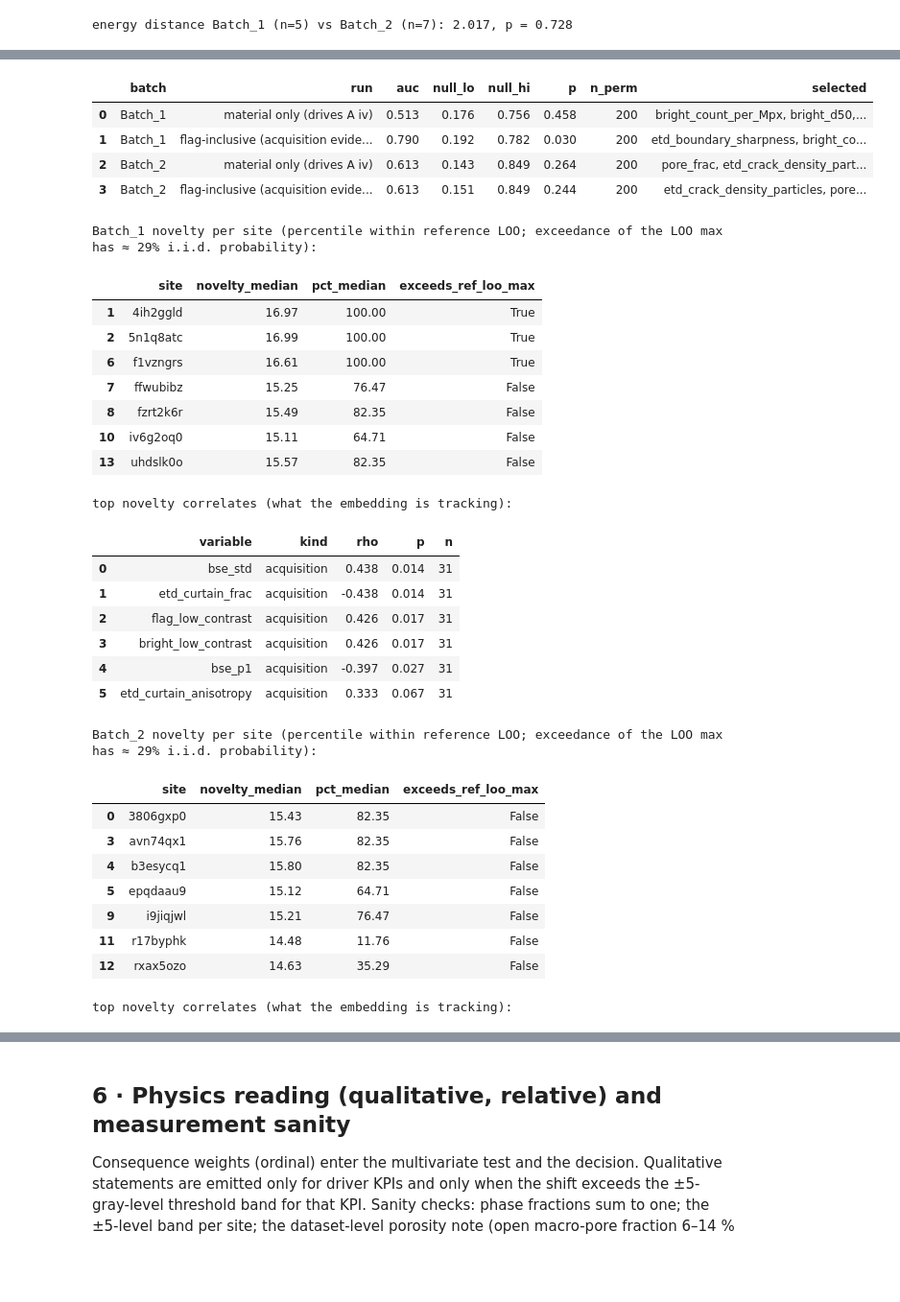
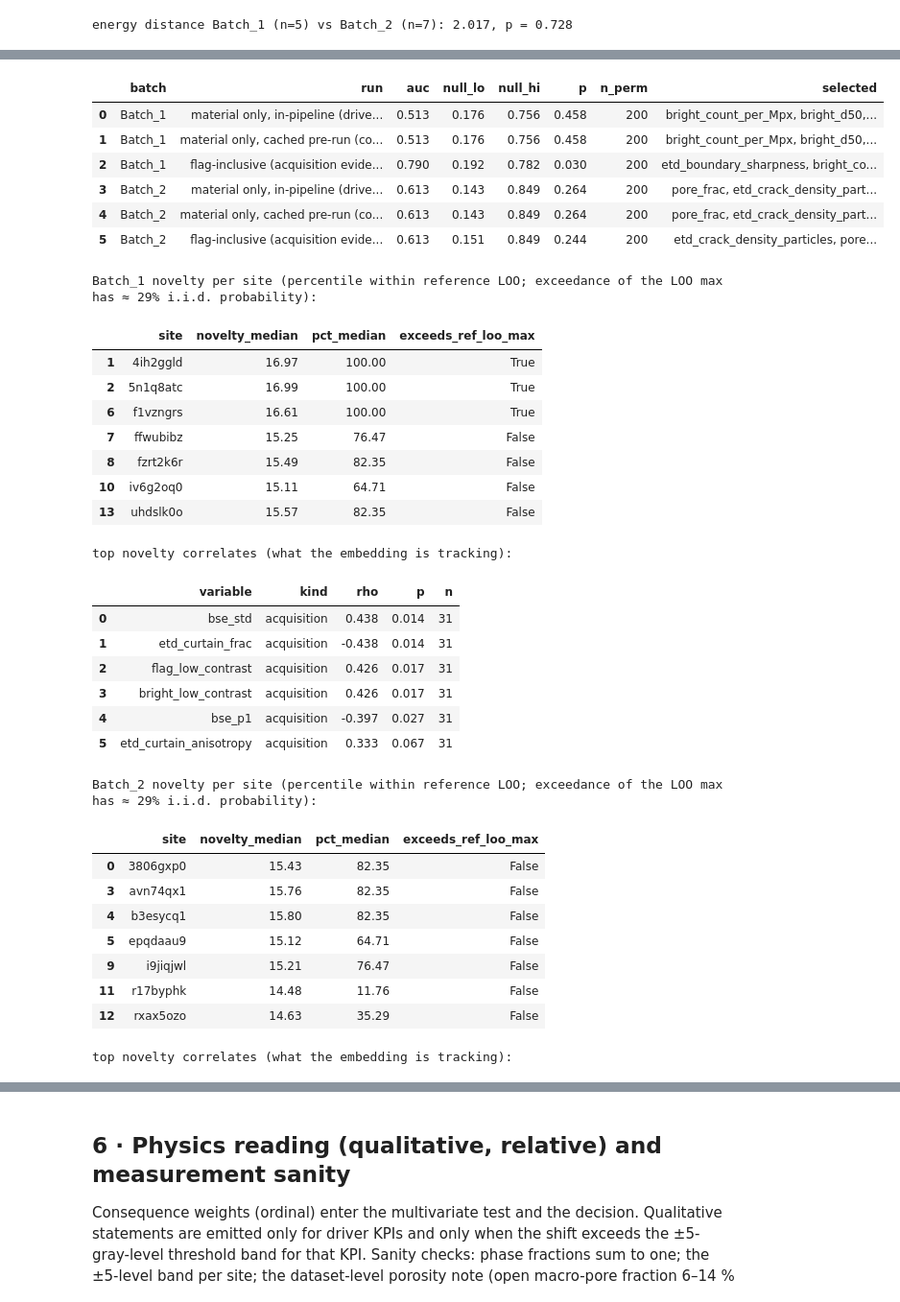
Before and after one commit to santosh-imperial/Backscatter, a Jupyter notebook: notebooks/02_batch_qc.ipynb, the cells around one changed output, grey strips where cells are left out. Shown at 96% size. Saved outputs shown, nothing was run; the diff lists cells and outputs as text; code cells hidden in the pictures; blank space fills up the shorter version.

```diff
--- a/notebooks/02_batch_qc.ipynb
+++ b/notebooks/02_batch_qc.ipynb
@@ -55,12 +58,15 @@ BATCHES = {b: FE.extract_batch(os.path.join(DATA, b), cache_dir=FCACHE, verbose=
 print({b: {k: v.shape for k, v in t.items()} for b, t in BATCHES.items()}, f"\n{time.time()-t0:.0f} s")
 
 def sites_of(b):
-    s = BATCHES[b]["sites"].copy()
-    s["grey_pore"] = s.site.isin(CONFIG["known_anomalous"]["grey_pore"]) | s.get("grey_pore", False)
-    s["cracked_known"] = s.site.isin(CONFIG["known_anomalous"]["cracked"])
+    """Site table with the DATA-DERIVED acquisition flags written in (same call path as build_result, D31): grey_pore from the
+    batch's own BSE black level (the known list is only a cross-check on the reference), low contrast from the features."""
+    t = BATCHES[b]; s = t["sites"].copy(); s["site"] = s.site.astype(str)
+    s = RP.apply_derived_flags(s, RP.derive_flags(s, t["images"]))
+    s["cracked_known"] = s.site.isin(CONFIG["known_anomalous"]["cracked"])      # reference-only label, never data-derived
     s["low_contrast"] = s.bright_low_contrast.astype(bool)
     return s
-REF = sites_of(CONFIG["reference"]); ORD_MASK = ~(REF.grey_pore | REF.cracked_known)
+REF = sites_of(CONFIG["reference"]); ORD_MASK = (REF.acquisition_group == "ordinary").to_numpy()
+assert set(REF.site[REF.grey_pore]) == set(CONFIG["known_anomalous"]["grey_pore"]), "data-derived grey-pore flags differ from the known reference list"
 print(f"reference {CONFIG['reference']}: {len(REF)} sites, {int(ORD_MASK.sum())} ordinary, {int(REF.grey_pore.sum())} grey-pore, {int(REF.cracked_known.sum())} cracked, {int(REF.low_contrast.sum())} low-contrast")
 display(REF[["site"] + CONFIG["primary_kpis"] + ["low_contrast", "grey_pore", "cracked_known"]].round(4))
 # %% [output]
@@ -121,10 +127,13 @@ for k in prim:
         m = ST.mdc(x, n_in, alpha=CONFIG["alpha"], power=CONFIG["power"], test=dict(statistic=CONFIG["statistic"], n_mc=999), seed=CONFIG["seed"])
         rows.append(dict(kpi=k, batch=b, n_incoming=n_in, ref_median_all=np.median(x), ref_mad_all=ST.mad(x),
                          ref_median_ordinary=np.median(ref_ord[k]), ref_mad_ordinary=ST.mad(ref_ord[k]),
-                         mdc_mad=m["mdc_mad"], mdc_abs=m.get("mdc_abs", m["mdc_mad"] * ST.mad(x)), design=m.get("design", "")))
+                         mdc_mad=m["mdc_mad"], mdc_abs=m.get("mdc_abs", m["mdc_mad"] * ST.mad(x)), feasible=m.get("feasible", True), design=m.get("design", "")))
 MDC = pd.DataFrame(rows)
 display(MDC.round(4))
+if not MDC.feasible.all():
+    print("MDC not available for:", MDC[~MDC.feasible][["kpi", "batch", "n_incoming", "design"]].to_string(index=False))
 print("Reading: an absolute MDC larger than the reference median (e.g. crack_frac) means only a batch that more than doubles that KPI could register as batch-wide drift; the localized path (§3) exists for exactly this case.")
+print("Design limit: the split-reference simulation needs ≥ 3 reference sites left after drawing n_incoming, so for an incoming batch with n ≥ n_ref − 2 usable sites the MDC is reported as 'not available' (the comparison itself still runs; E21).")
 # %% [output]
 |  | kpi | batch | n_incoming | ref_median_all | ref_mad_all | ref_median_ordinary | ref_mad_ordinary | ... |
 | 0 | crack_frac | Batch_1 | 7 | 0.0201 | 0.0139 | 0.0201 | 0.0046 | ... |
@@ -236,10 +246,10 @@ for ax, (b, res) in zip(np.atleast_1d(axes), RESULTS.items()):
     d = res["drift"]
     ref_d = d[d.group == "reference"]; bat_d = d[d.group == "batch"]
     is_grey = ref_d.site.isin(GREY_PORE_SITES); is_cr = ref_d.site.isin(CRACKED_SITES)
-    ax.scatter(np.zeros(len(ref_d)) + np.random.default_rng(0).uniform(-.1, .1, len(ref_d)), ref_d.distance, s=26, color=BATCH_COLORS[CONFIG["reference"]], alpha=.7, label="reference (LOO)")
+    ax.scatter(np.zeros(len(ref_d)) + np.random.default_rng(0).uniform(-.1, .1, len(ref_d)), ref_d.distance, s=26, color=BATCH_COLORS.get(CONFIG["reference"], UNSEEN_COLOR), alpha=.7, label="reference (LOO)")
     ax.scatter(np.zeros(is_grey.sum()) + .18, ref_d[is_grey].distance, s=70, facecolors="none", edgecolors=BATCH_COLORS["Batch_3 (grey-pore group)"], label="grey-pore")
     ax.scatter(np.zeros(is_cr.sum()) - .18, ref_d[is_cr].distance, s=70, facecolors="none", edgecolors="#e34948", label="cracked")
-    ax.scatter(np.ones(len(bat_d)) + np.random.default_rng(1).uniform(-.1, .1, len(bat_d)), bat_d.distance, s=30, color=BATCH_COLORS[b], label=b)
+    ax.scatter(np.ones(len(bat_d)) + np.random.default_rng(1).uniform(-.1, .1, len(bat_d)), bat_d.distance, s=30, color=BATCH_COLORS.get(b, UNSEEN_COLOR), label=b)
     for _, r in bat_d.iterrows(): ax.annotate(r.site, (1, r.distance), fontsize=7, xytext=(6, 0), textcoords="offset points")
     ax.axhline(np.percentile(ref_d.distance, 95), color="#888", ls="--", lw=.8); ax.set_xticks([0, 1]); ax.set_xticklabels([CONFIG["reference"], b]); ax.set_title(f"{b}: per-site drift (dashed = reference 95th pct)")
 np.atleast_1d(axes)[0].set_ylabel("robust distance (primary KPIs)"); np.atleast_1d(axes)[0].legend(fontsize=8); plt.tight_layout(); plt.show()
@@ -297,22 +307,24 @@ Two members. A grouped-cross-validated L1 logistic regression on **material KPIs
 # %%
 rows = []
 for b, res in RESULTS.items():
-    for lab, d in [("material only (drives A iv)", res["c2st_material"]), ("flag-inclusive (acquisition evidence)", res["c2st_flag_inclusive"])]:
+    for lab, d in [("material only, in-pipeline (drives A iv)", res["c2st_material"]), ("material only, cached pre-run (comparison)", res["c2st_extra"].get("material_cached")), ("flag-inclusive (acquisition evidence)", res["c2st_flag_inclusive"])]:
         if d: rows.append(dict(batch=b, run=lab, auc=d["auc"], null_lo=(d.get("null_band") or [np.nan, np.nan])[0], null_hi=(d.get("null_band") or [np.nan, np.nan])[1], p=d["p"], n_perm=d.get("n_perm"), selected=", ".join(d["coef"][d["coef"].selected].feature.tolist()) if "selected" in d["coef"] else ""))
 display(pd.DataFrame(rows).round(3))
 for b, res in RESULTS.items():
     nv = res.get("novelty")
     if nv and isinstance(nv.get("per_site"), pd.DataFrame):
         ps = nv["per_site"]; print(f"\n{b} novelty per site (percentile within reference LOO; exceedance of the LOO max has ≈ {res['meta']['n_sites_batch']/(res['meta']['n_sites_ref']+res['meta']['n_sites_batch']):.0%} i.i.d. probability):")
         display(ps[[c for c in ["site", "novelty_median", "pct_median", "exceeds_ref_loo_max"] if c in ps]].round(2))
     if nv and isinstance(nv.get("correlates"), pd.DataFrame):
         print("top novelty correlates (what the embedding is tracking):"); display(nv["correlates"].head(6).round(3))
 # %% [output]
 |  | batch | run | auc | null_lo | null_hi | p | n_perm | selected |
-| 0 | Batch_1 | material only (drives A iv) | 0.513 | 0.176 | 0.756 | 0.458 | 200 | bright_count_per_Mpx, bright_d50,... |
-| 1 | Batch_1 | flag-inclusive (acquisition evide... | 0.790 | 0.192 | 0.782 | 0.030 | 200 | etd_boundary_sharpness, bright_co... |
-| 2 | Batch_2 | material only (drives A iv) | 0.613 | 0.143 | 0.849 | 0.264 | 200 | pore_frac, etd_crack_density_part... |
-| 3 | Batch_2 | flag-inclusive (acquisition evide... | 0.613 | 0.151 | 0.849 | 0.244 | 200 | etd_crack_density_particles, pore... |
+| 0 | Batch_1 | material only, in-pipeline (drive... | 0.513 | 0.176 | 0.756 | 0.458 | 200 | bright_count_per_Mpx, bright_d50,... |
+| 1 | Batch_1 | material only, cached pre-run (co... | 0.513 | 0.176 | 0.756 | 0.458 | 200 | bright_count_per_Mpx, bright_d50,... |
+| 2 | Batch_1 | flag-inclusive (acquisition evide... | 0.790 | 0.192 | 0.782 | 0.030 | 200 | etd_boundary_sharpness, bright_co... |
+| 3 | Batch_2 | material only, in-pipeline (drive... | 0.613 | 0.143 | 0.849 | 0.264 | 200 | pore_frac, etd_crack_density_part... |
+| 4 | Batch_2 | material only, cached pre-run (co... | 0.613 | 0.143 | 0.849 | 0.264 | 200 | pore_frac, etd_crack_density_part... |
+| 5 | Batch_2 | flag-inclusive (acquisition evide... | 0.613 | 0.151 | 0.849 | 0.244 | 200 | etd_crack_density_particles, pore... |
 Batch_1 novelty per site (percentile within reference LOO; exceedance of the LOO max has ≈ 29% i.i.d. probability):
 |  | site | novelty_median | pct_median | exceeds_ref_loo_max |
 | 1 | 4ih2ggld | 16.97 | 100.00 | True |
```
Also changed, not shown: parts of 12 cells of this notebook, 22 other files.
